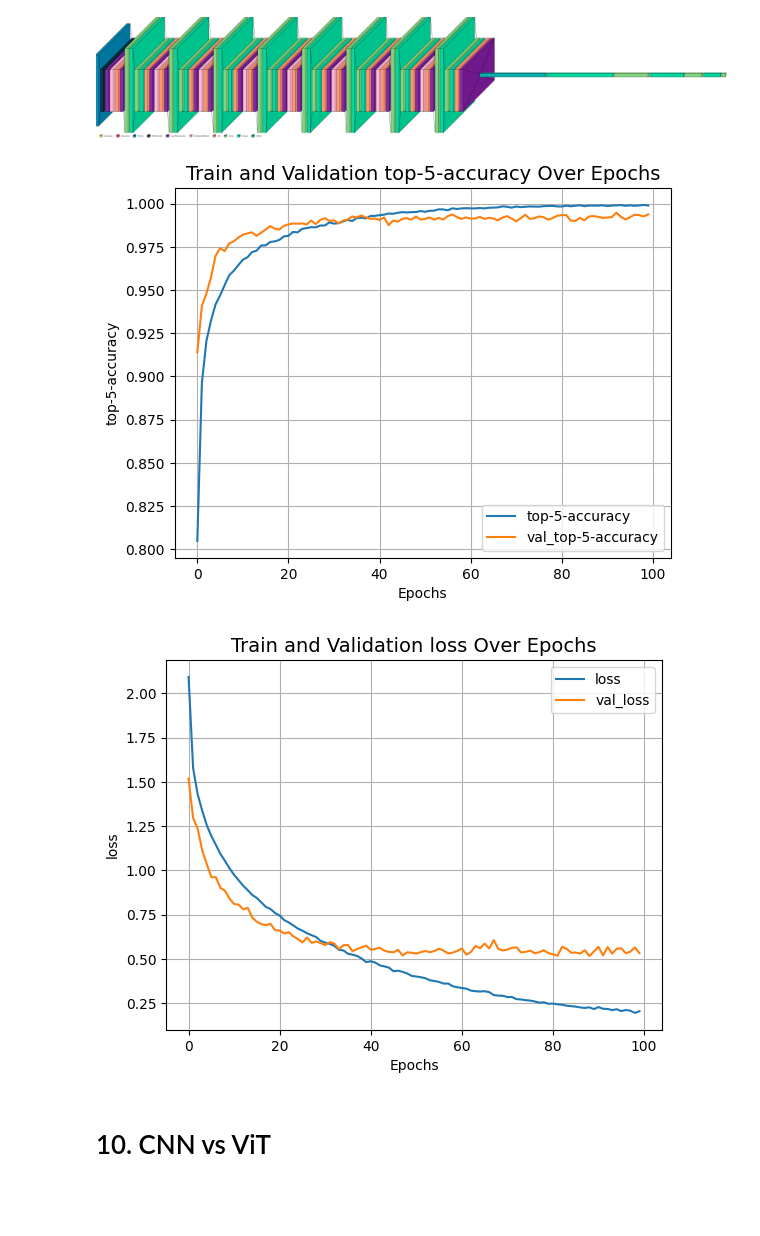
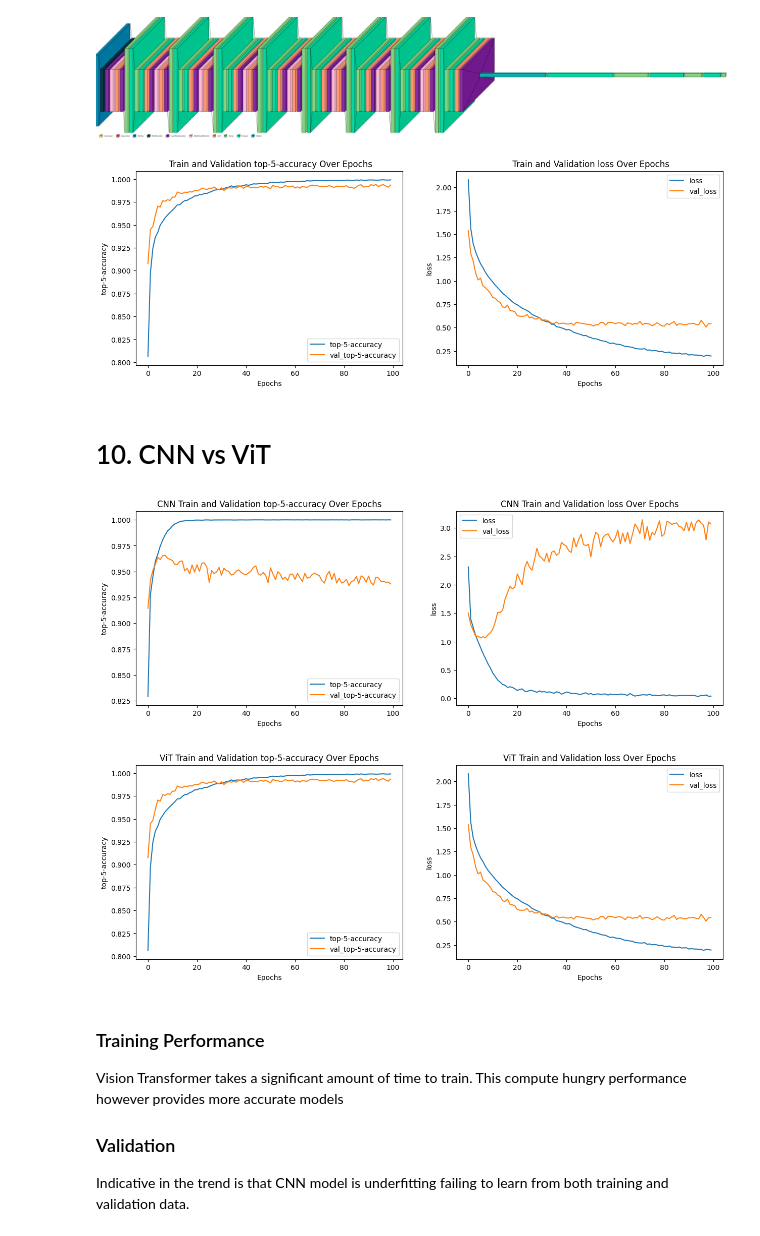
Before and after one commit to piripu/nus-gen-ai, a Jupyter notebook: module4/assignment/MODULE-4_ESGUERRA-PHILLIP.ipynb, the cells around one changed output. Drawn from its saved outputs; the diff is of its cells as text; code cells hidden in the pictures; blank space fills up the shorter version.

```diff
--- a/module4/assignment/MODULE-4_ESGUERRA-PHILLIP.ipynb
+++ b/module4/assignment/MODULE-4_ESGUERRA-PHILLIP.ipynb
@@ -144,7 +144,7 @@ def plot_history(history, item):
     plt.grid()
     plt.show()
 
-def plot_history_2(history, item1, item2):
+def plot_history_2(history, item1, item2, label=""):
     figure, axes = plt.subplots(1,2, figsize=(15, 5))
     axes = axes.flatten()
 
@@ -152,13 +152,15 @@ def plot_history_2(history, item1, item2):
     axes[0].plot(history.history["val_" + item1], label="val_" + item1)
     axes[0].set_xlabel("Epochs")
     axes[0].set_ylabel(item1)
-    axes[0].set_title("Train and Validation {} Over Epochs".format(item1))
+    axes[0].set_title("{} Train and Validation {} Over Epochs".format(label, item1))
+    axes[0].legend()
 
     axes[1].plot(history.history[item2], label=item2)
     axes[1].plot(history.history["val_" + item2], label="val_" + item2)
     axes[1].set_xlabel("Epochs")
     axes[1].set_ylabel(item2)
-    axes[1].set_title("Train and Validation {} Over Epochs".format(item2))
+    axes[1].set_title("{} Train and Validation {} Over Epochs".format(label, item2))
+    axes[1].legend()
 # %%
 learning_rate = 0.001
 weight_decay = 0.0001
@@ -430,10 +432,22 @@ visualkeras.layered_view(vit_classifier, legend=True)
 # %% [output]
 [figure]
 # %%
-plot_history(vit_history, "top-5-accuracy")
-plot_history(vit_history, "loss")
+plot_history_2(vit_history, "top-5-accuracy", "loss")
 # %% [output]
-[figure, old version]
+[figure, new version]
-[figure, removed]
 # %% [markdown]
 # 10. CNN vs ViT
+# %%
+plot_history_2(cnn_history, "top-5-accuracy", "loss", "CNN")
+plot_history_2(vit_history, "top-5-accuracy", "loss", "ViT")
+# %% [output]
+[figure, added]
+[figure, added]
+# %% [markdown]
+### Training Performance
+
+Vision Transformer takes a significant amount of time to train. This compute hungry performance however provides more accurate models
+
+### Validation
+
+Indicative in the trend is that CNN model is underfitting failing to learn from both training and validation data.
```
Also changed, not shown: parts of 1 cell of this notebook.
